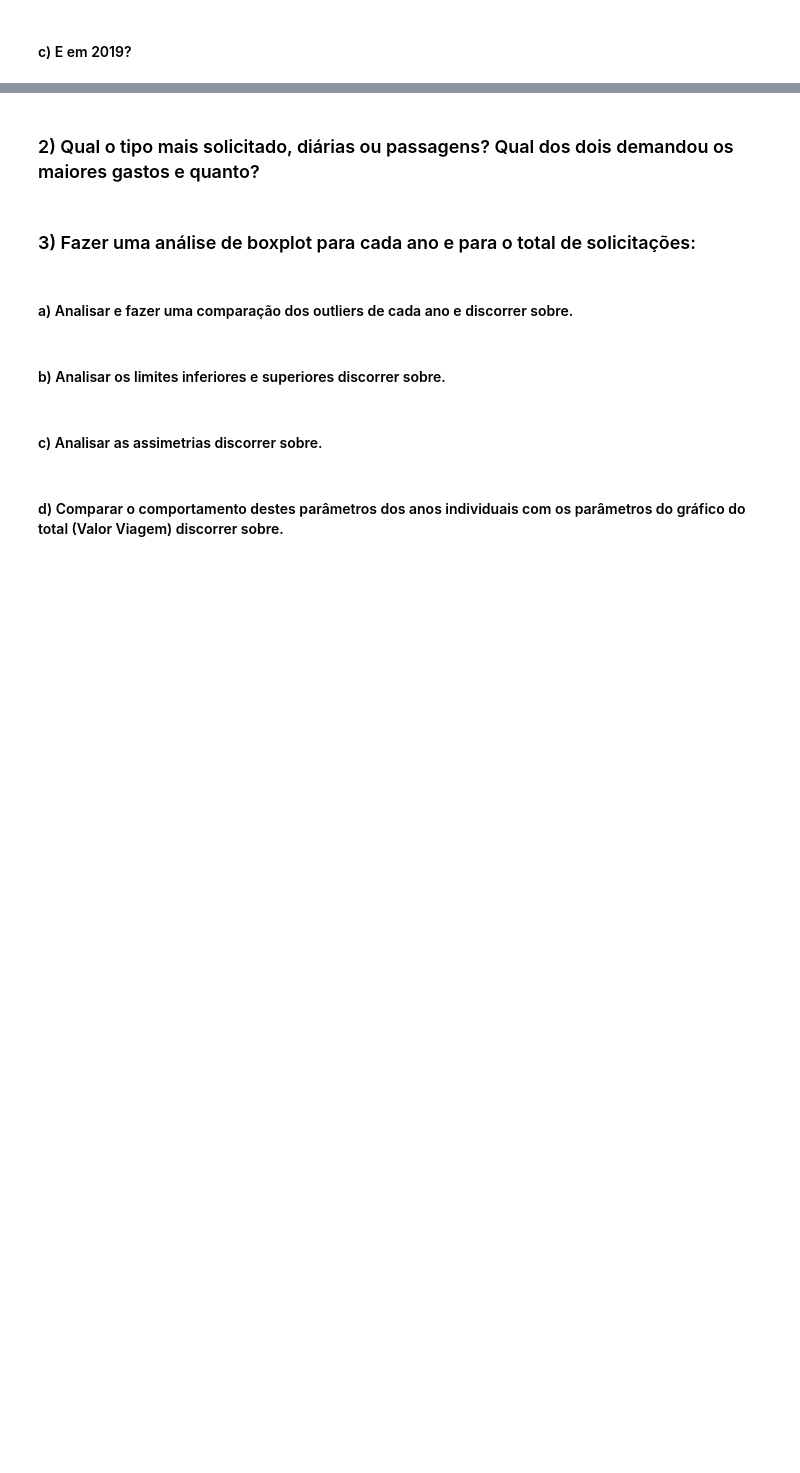
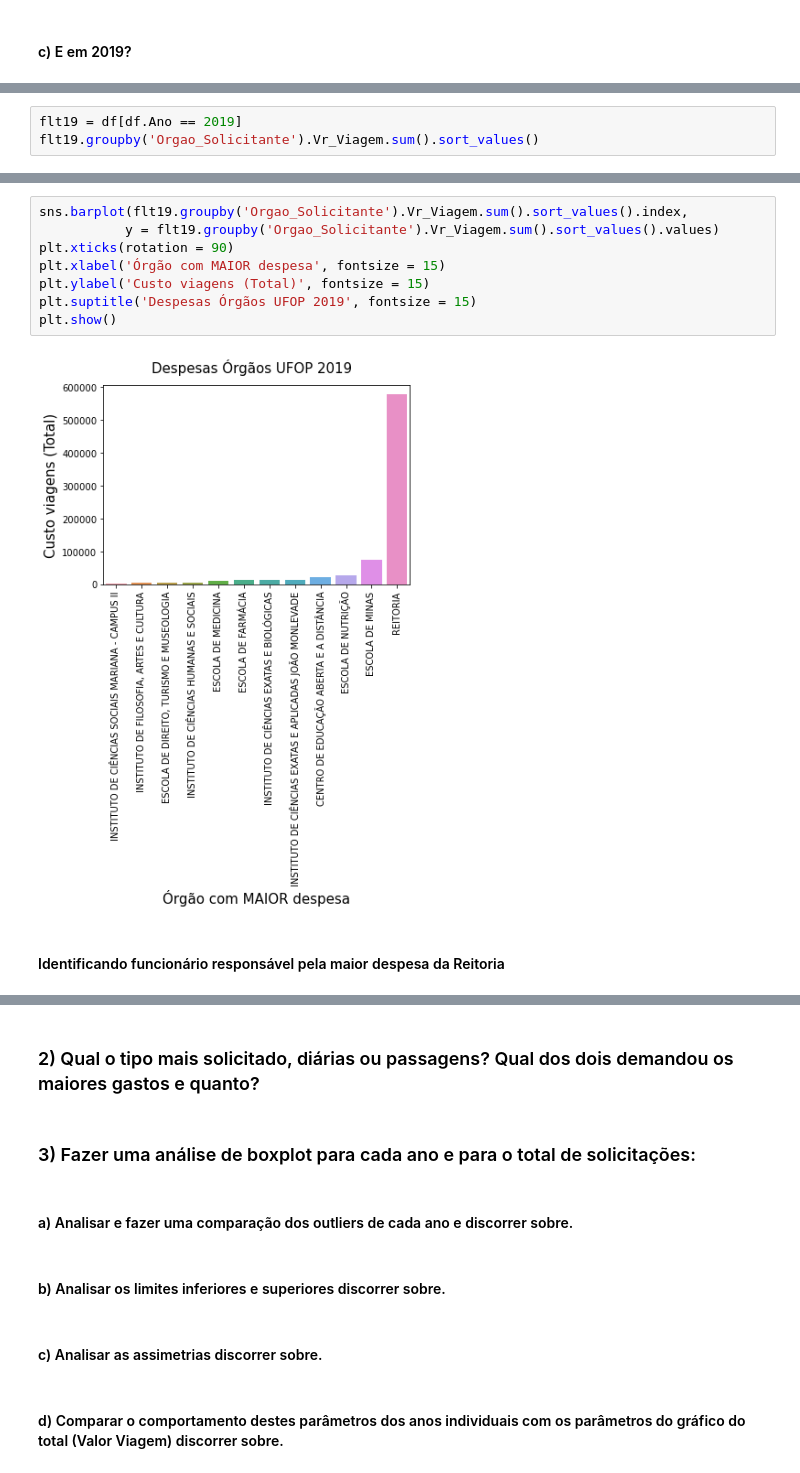
Before and after one commit to PedroSouzaDS/Traveling-Costs-Issue, a Jupyter notebook: Exploring_analysis/Análise_exploratoria.ipynb, the cells around one changed output, grey strips where cells are left out. Cells and saved outputs as stored; diff of their text form; blank space fills up the shorter version.

```diff
--- a/Exploring_analysis/Análise_exploratoria.ipynb
+++ b/Exploring_analysis/Análise_exploratoria.ipynb
@@ -11,0 +181,3 @@ Nesta etapa, os dados de custos de viagem serão analisados estatisticamente mai
+# %%
+flt19 = df[df.Ano == 2019]
+flt19.groupby('Orgao_Solicitante').Vr_Viagem.sum().sort_values()
@@ -11,0 +199,12 @@ Nesta etapa, os dados de custos de viagem serão analisados estatisticamente mai
+# %%
+sns.barplot(flt19.groupby('Orgao_Solicitante').Vr_Viagem.sum().sort_values().index,
+           y = flt19.groupby('Orgao_Solicitante').Vr_Viagem.sum().sort_values().values)
+plt.xticks(rotation = 90)
+plt.xlabel('Órgão com MAIOR despesa', fontsize = 15)
+plt.ylabel('Custo viagens (Total)', fontsize = 15)
+plt.suptitle('Despesas Órgãos UFOP 2019', fontsize = 15)
+plt.show()
+# %% [output]
+[figure, added]
+# %% [markdown]
+#### Identificando funcionário responsável pela maior despesa da Reitoria
```
Also changed, not shown: parts of 32 cells of this notebook.
